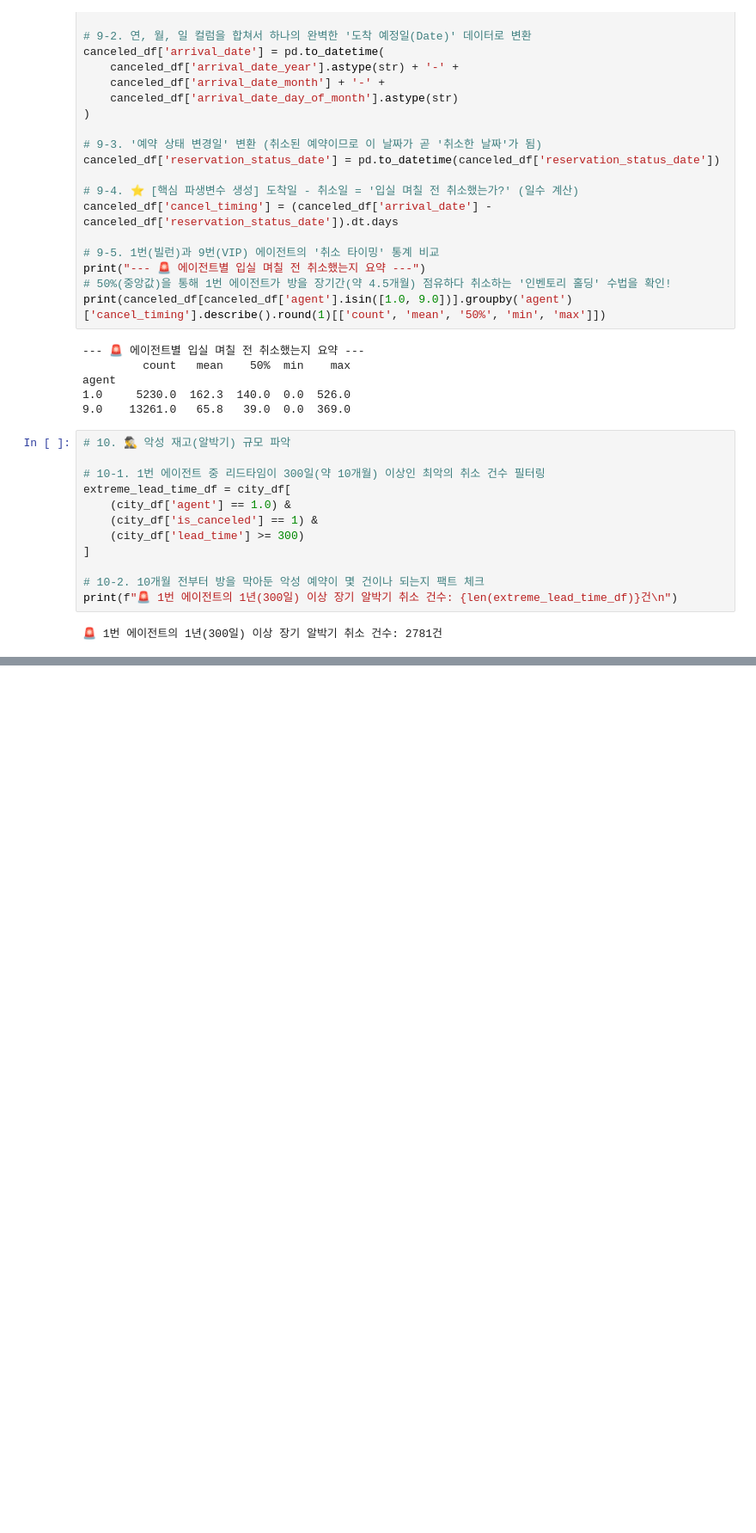
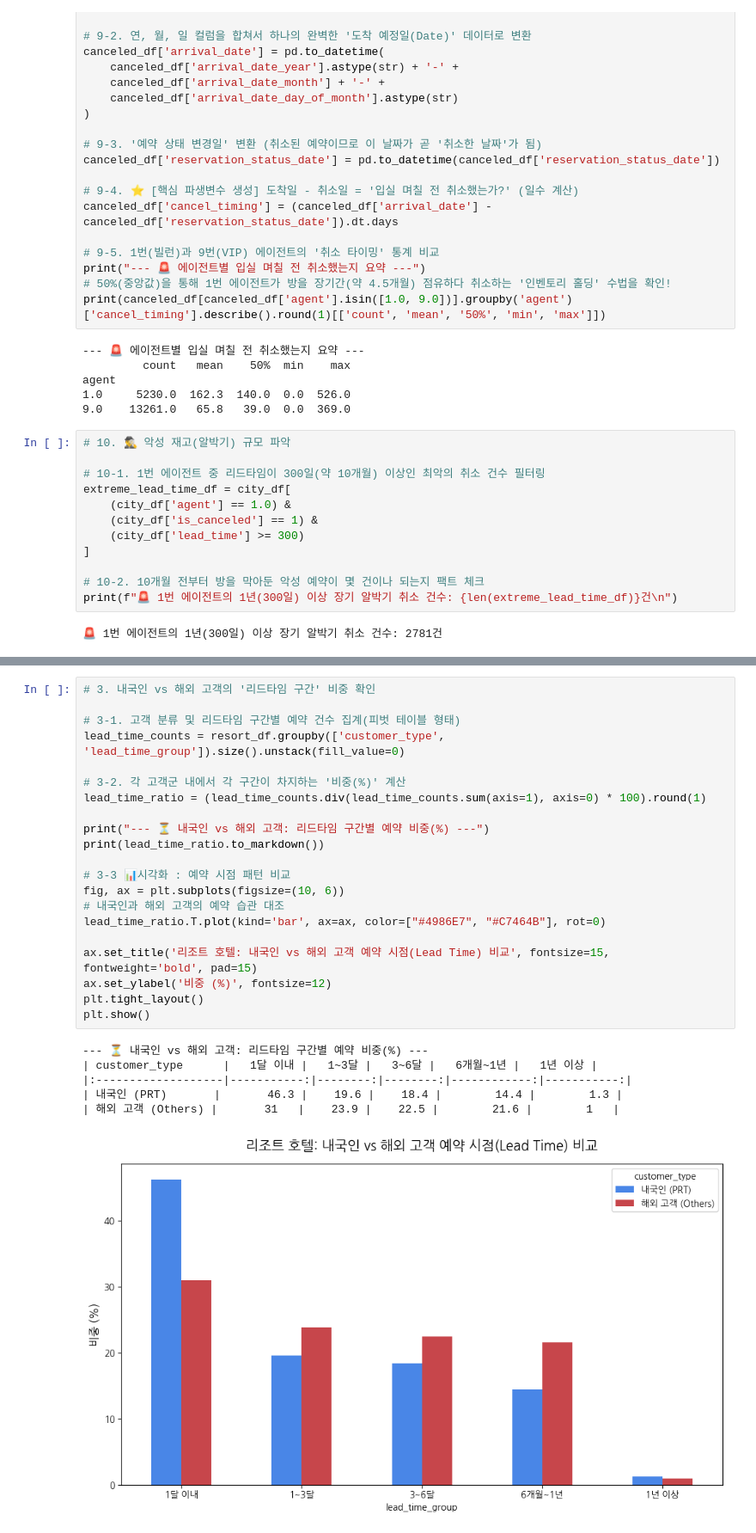
Before and after one commit to GwihanGo/hotel-booking-analysis, a Jupyter notebook: 미션2_3팀_고귀한.ipynb, the cells around one changed output, grey strips where cells are left out. Shown at 86% size. Saved outputs shown, nothing was run; the diff lists cells and outputs as text; blank space fills up the shorter version.

```diff
--- a/미션2_3팀_고귀한.ipynb
+++ b/미션2_3팀_고귀한.ipynb
@@ -413,0 +403,28 @@ print(lead_time_summary.to_markdown(floatfmt='.1f'))
+# %%
+# 3. 내국인 vs 해외 고객의 '리드타임 구간' 비중 확인
+
+# 3-1. 고객 분류 및 리드타임 구간별 예약 건수 집계(피벗 테이블 형태)
+lead_time_counts = resort_df.groupby(['customer_type', 'lead_time_group']).size().unstack(fill_value=0)
+
+# 3-2. 각 고객군 내에서 각 구간이 차지하는 '비중(%)' 계산
+lead_time_ratio = (lead_time_counts.div(lead_time_counts.sum(axis=1), axis=0) * 100).round(1)
+
+print("--- ⏳ 내국인 vs 해외 고객: 리드타임 구간별 예약 비중(%) ---")
+print(lead_time_ratio.to_markdown())
+
+# 3-3 📊시각화 : 예약 시점 패턴 비교
+fig, ax = plt.subplots(figsize=(10, 6))
+# 내국인과 해외 고객의 예약 습관 대조
+lead_time_ratio.T.plot(kind='bar', ax=ax, color=["#4986E7", "#C7464B"], rot=0)
+
+ax.set_title('리조트 호텔: 내국인 vs 해외 고객 예약 시점(Lead Time) 비교', fontsize=15, fontweight='bold', pad=15)
+ax.set_ylabel('비중 (%)', fontsize=12)
+plt.tight_layout()
+plt.show()
+# %% [output]
+--- ⏳ 내국인 vs 해외 고객: 리드타임 구간별 예약 비중(%) ---
+| customer_type      |   1달 이내 |   1~3달 |   3~6달 |   6개월~1년 |   1년 이상 |
+|:-------------------|-----------:|--------:|--------:|------------:|-----------:|
+| 내국인 (PRT)       |       46.3 |    19.6 |    18.4 |        14.4 |        1.3 |
+| 해외 고객 (Others) |       31   |    23.9 |    22.5 |        21.6 |        1   |
+[figure, added]
```
Also changed, not shown: parts of 21 cells of this notebook.
